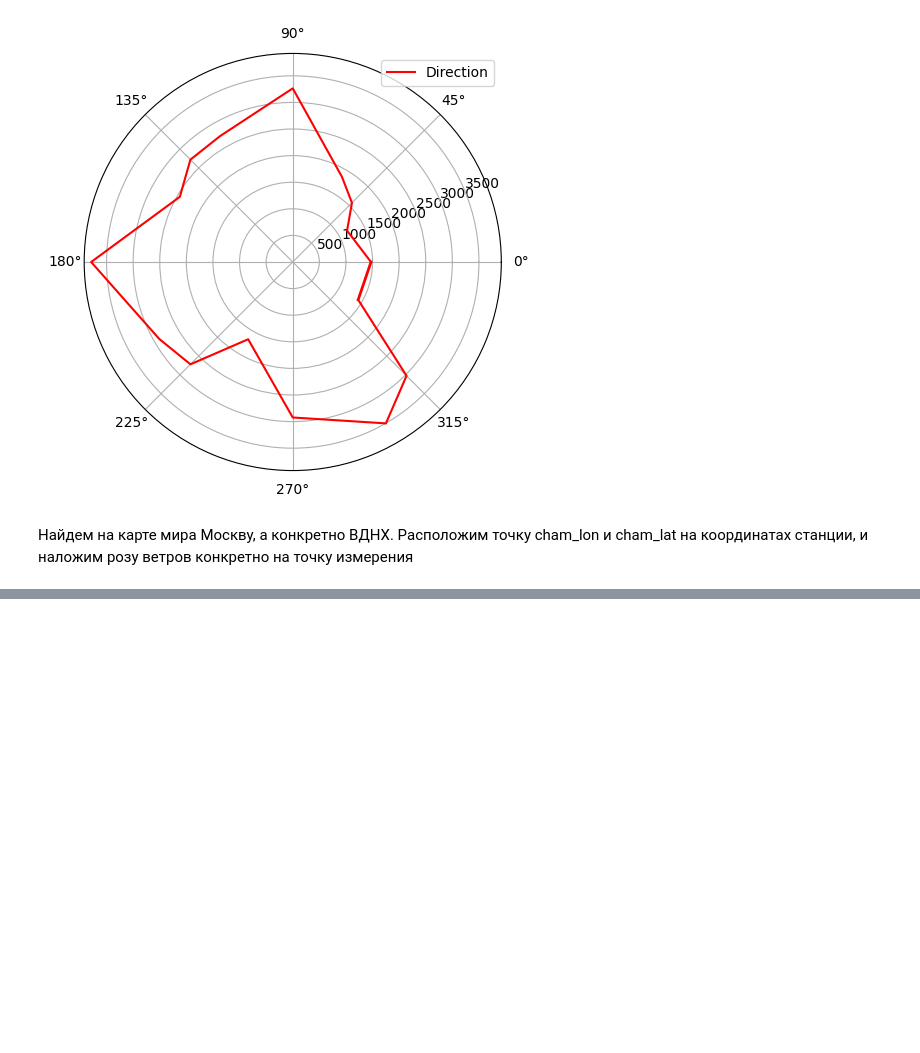
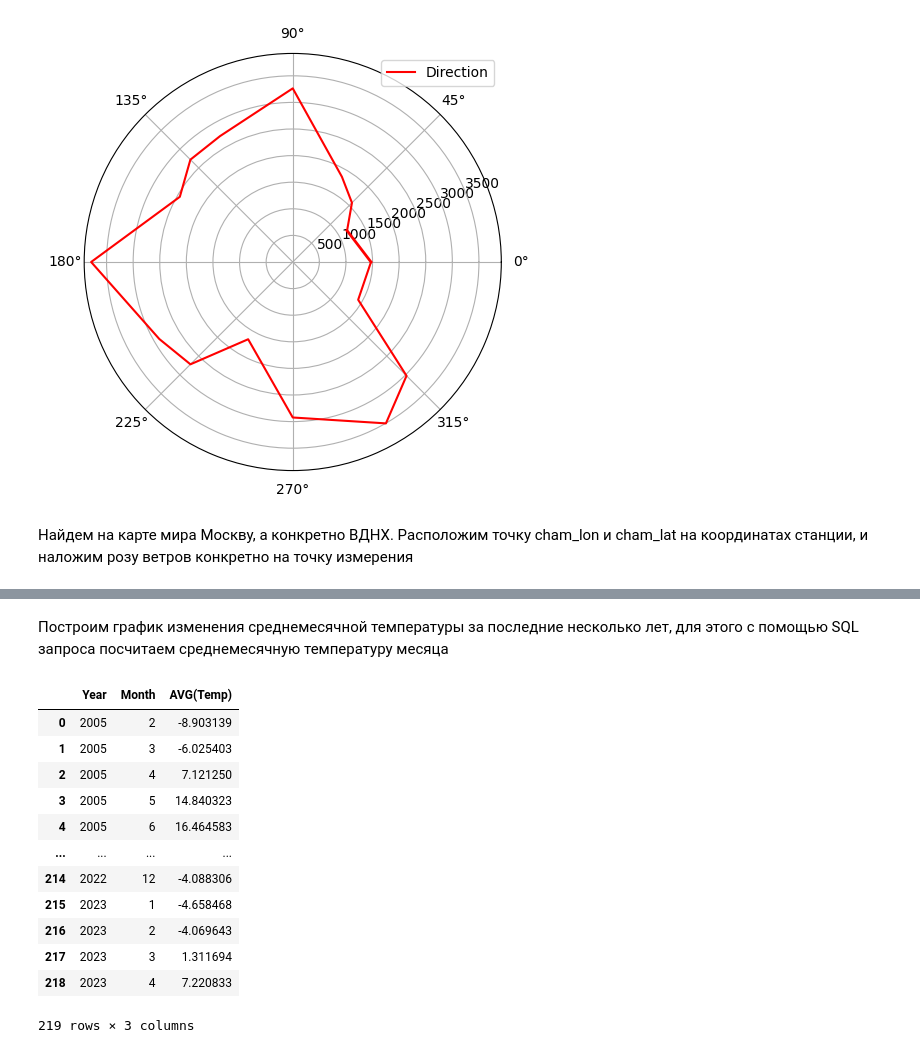
Before and after one commit to phrog-rgb/Weather_project, a Jupyter notebook: main.ipynb, the cells around one changed output, grey strips where cells are left out. Drawn from its saved outputs; the diff is of its cells as text; code cells hidden in the pictures; blank space fills up the shorter version.

```diff
--- a/main.ipynb
+++ b/main.ipynb
@@ -270,0 +355,22 @@ for ax in [wrax_cham]:
+# %% [markdown]
+Построим график изменения среднемесячной температуры за последние несколько лет, для этого с помощью SQL запроса посчитаем среднемесячную температуру месяца
+# %%
+monthly_avg_temps = ps.sqldf("""SELECT Year, Month, AVG(Temp)
+                    FROM df
+                    GROUP BY Year,Month"""
+               ,locals())
+monthly_avg_temps
+# %% [output]
+|  | Year | Month | AVG(Temp) |
+| 0 | 2005 | 2 | -8.903139 |
+| 1 | 2005 | 3 | -6.025403 |
+| 2 | 2005 | 4 | 7.121250 |
+| 3 | 2005 | 5 | 14.840323 |
+| 4 | 2005 | 6 | 16.464583 |
+| ... | ... | ... | ... |
+| 214 | 2022 | 12 | -4.088306 |
+| 215 | 2023 | 1 | -4.658468 |
+| 216 | 2023 | 2 | -4.069643 |
+| 217 | 2023 | 3 | 1.311694 |
+| 218 | 2023 | 4 | 7.220833 |
+219 rows × 3 columns
```
Also changed, not shown: parts of 19 cells of this notebook, 1 other file.
